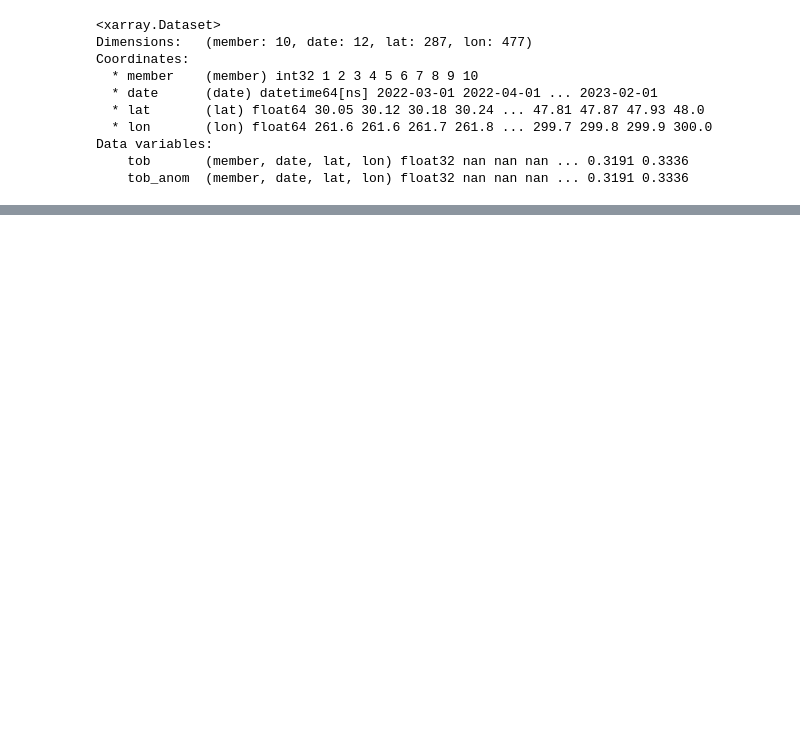
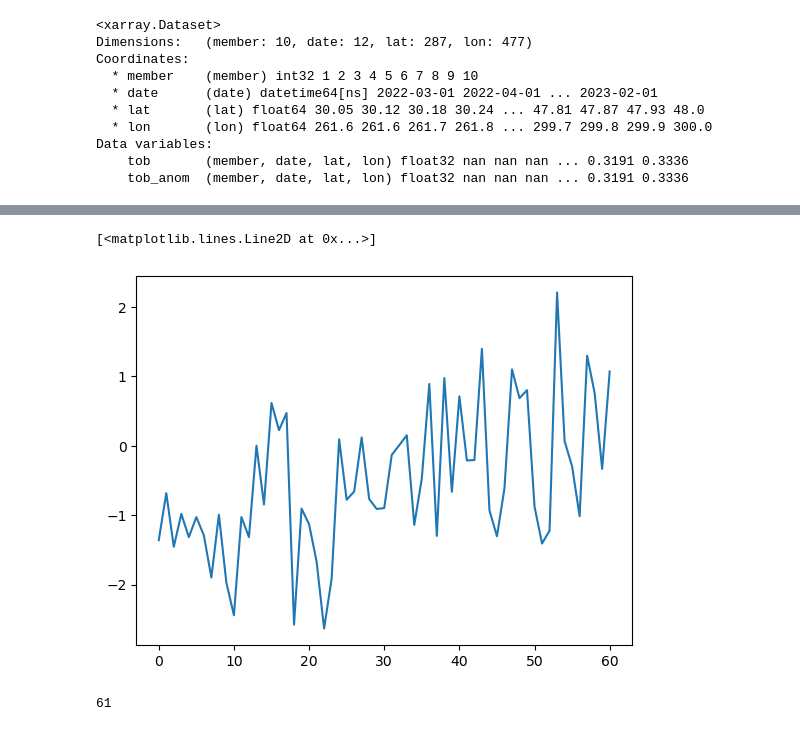
Before and after one commit to LGruenburg/MOM6_Validation, a Jupyter notebook: SOE/Bottom_Temperature.ipynb, the cells around one changed output, grey strips where cells are left out. Drawn from its saved outputs; the diff is of its cells as text; code cells hidden in the pictures; blank space fills up the shorter version.

```diff
--- a/SOE/Bottom_Temperature.ipynb
+++ b/SOE/Bottom_Temperature.ipynb
@@ -587,0 +629,13 @@ Data variables:
+# %%
+# make the temperature variable named the same thing as in the model
+mab_hp_ts['tob'] = mab_hp_ts.sea_water_temperature_at_sea_floor
+mab_hp_ts = mab_hp_ts.drop(['sea_water_temperature_at_sea_floor'])
+
+ss_hp_ts['tob'] = ss_hp_ts.sea_water_temperature_at_sea_floor
+ss_hp_ts = ss_hp_ts.drop(['sea_water_temperature_at_sea_floor'])
+
+gb_hp_ts['tob'] = gb_hp_ts.sea_water_temperature_at_sea_floor
+gb_hp_ts = gb_hp_ts.drop(['sea_water_temperature_at_sea_floor'])
+
+gom_hp_ts['tob'] = gom_hp_ts.sea_water_temperature_at_sea_floor
+gom_hp_ts = gom_hp_ts.drop(['sea_water_temperature_at_sea_floor'])
@@ -587,0 +689,9 @@ Data variables:
+# %%
+plt.plot(winters_mab_hp_m6_ts - winters_mab_hp_m6_ts.sel(time = slice('1990-01-01', '2020-12-31')).mean())
+# %% [output]
+[<matplotlib.lines.Line2D at 0x...>]
+[figure, added]
+# %%
+len(pn.to_datetime(winters_mab_hp_m6_ts.time).year)
+# %% [output]
+61
```
Also changed, not shown: parts of 56 cells of this notebook, 7 other files.
